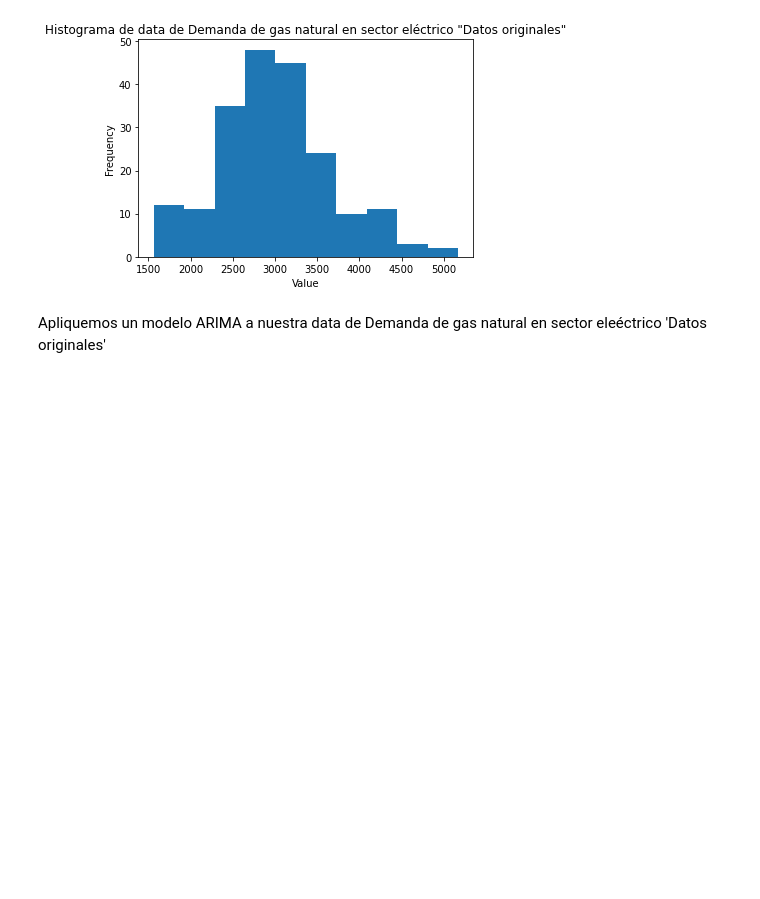
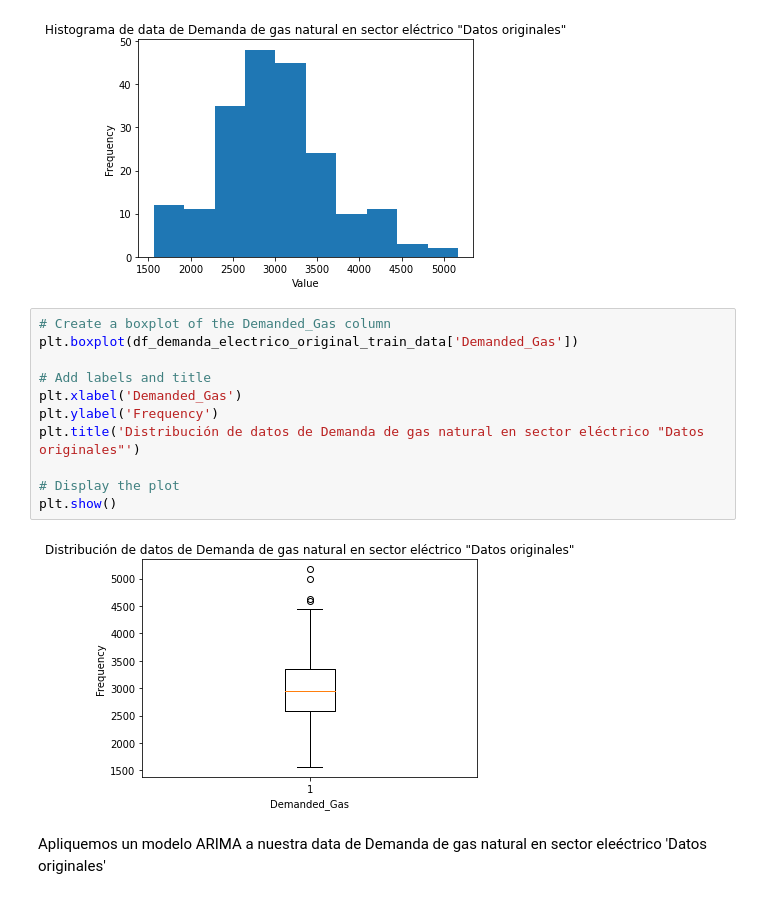
Before and after one commit to Sergio-Ibarra-1795/MIS_Tesis_GitHub, a Jupyter notebook: Demanda_electrico_series_con_tratamiento_FUNCIONA_v1.ipynb, the cells around one changed output. Drawn from its saved outputs; the diff is of its cells as text; blank space fills up the shorter version.

```diff
--- a/Demanda_electrico_series_con_tratamiento_FUNCIONA_v1.ipynb
+++ b/Demanda_electrico_series_con_tratamiento_FUNCIONA_v1.ipynb
@@ -285,6 +259,19 @@ plt.title('Histograma de data de Demanda de gas natural en sector eléctrico "Da
 plt.show()
 # %% [output]
 [figure]
+# %%
+# Create a boxplot of the Demanded_Gas column
+plt.boxplot(df_demanda_electrico_original_train_data['Demanded_Gas'])
+
+# Add labels and title
+plt.xlabel('Demanded_Gas')
+plt.ylabel('Frequency')
+plt.title('Distribución de datos de Demanda de gas natural en sector eléctrico "Datos originales"')
+
+# Display the plot
+plt.show()
+# %% [output]
+[figure, added]
 # %% [markdown]
 Apliquemos un modelo ARIMA a nuestra data de Demanda de gas natural en sector eleéctrico 'Datos originales'
 # %%
```
Also changed, not shown: parts of 10 cells of this notebook.
